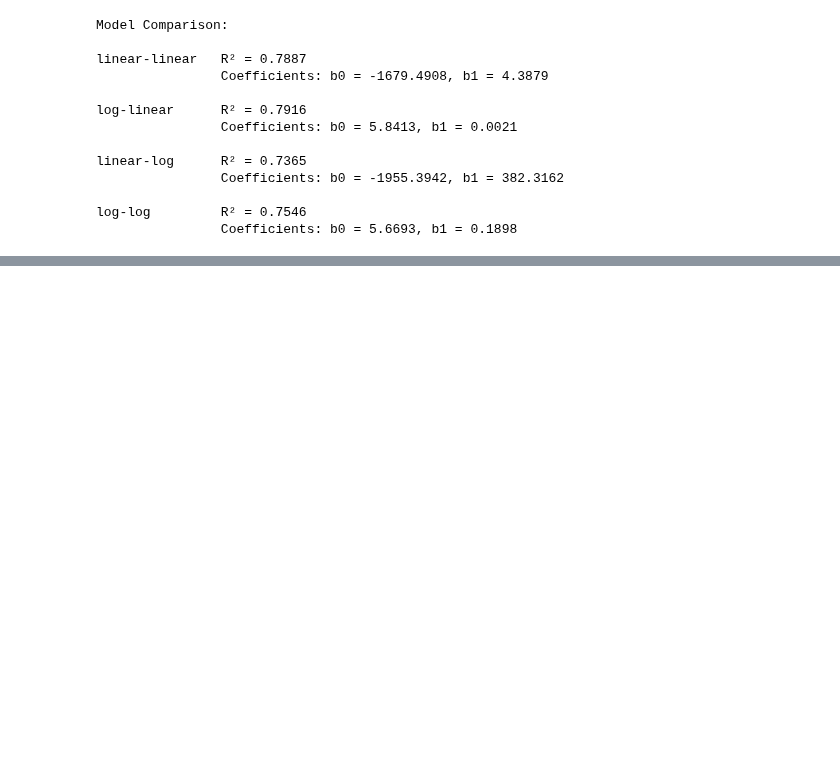
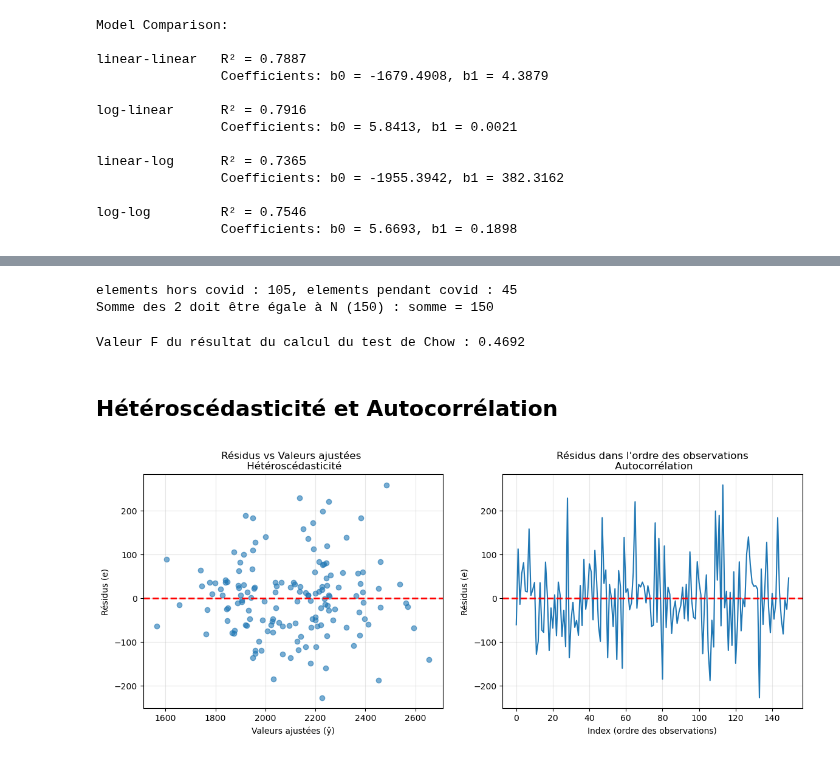
Before and after one commit to cmanell/Econometric-Project, a Jupyter notebook: src/traitement.ipynb, the cells around one changed output, grey strips where cells are left out. Saved outputs shown, nothing was run; the diff lists cells and outputs as text; code cells hidden in the pictures; blank space fills up the shorter version.

```diff
--- a/src/traitement.ipynb
+++ b/src/traitement.ipynb
@@ -437,0 +550,3 @@ log-log         R² = 0.7546
+# %%
+df["Covid"] = df["Annee_vente"].isin([2020, 2021]).astype(int)
+print(f"Nombre de biens vendus pendant le Covid : {df['Covid'].sum()}")
@@ -437,0 +555,19 @@ log-log         R² = 0.7546
+# %%
+
+# on rajoute à la matrice X
+X = np.column_stack((X, df["Covid"]))
+B_hat = np.linalg.inv(X.T @ X) @ X.T @ Y
+# %%
+model_origin = sm.OLS(Y, X).fit()
+print("Statsmodels OLS Summary:")
+print(model_origin.summary())
+
+# Compare estimates
+print("\n" + "="*60)
+print("Comparison of estimates:")
+print("="*60)
+print(f"{'Parameter':<12} {'Manual':<12} {'Statsmodels':<12} {'Difference':<12}")
+print("-"*60)
+for i in range(len(B_hat)):
+    diff = abs(B_hat[i] - model_origin.params[i])
+    print(f"b{i:<11} {B_hat[i]:<12.6f} {model_origin.params[i]:<12.6f} {diff:<12.8f}")
@@ -437,0 +592,51 @@ log-log         R² = 0.7546
+# %%
+# test de Chow
+# On récupère les lignes comportants ayant 1 pour la variable Covid dans un modèle
+# Puis les lignes ayant 0 pour la variable covid dans un autre
+mod_pre   = sm.OLS(Y[df["Covid"] == 0], X[df["Covid"] == 0]).fit()
+mod_covid = sm.OLS(Y[df["Covid"] == 1], X[df["Covid"] == 1]).fit()
+
+# vérification des distributions
+n_pre   = (df["Covid"] == 0).sum()
+n_covid = (df["Covid"] == 1).sum()
+print(f'elements hors covid : {n_pre}, elements pendant covid : {n_covid}')
+print(f'Somme des 2 doit être égale à N (150) : somme = {n_pre + n_covid}')
+# %% [output]
+elements hors covid : 105, elements pendant covid : 45
+Somme des 2 doit être égale à N (150) : somme = 150
+# %%
+# F test de ces modèles
+SSR_c  = model_origin.ssr
+SSR_pre   = mod_pre.ssr
+SSR_covid = mod_covid.ssr
+SSR_nc = SSR_pre + SSR_covid
+k = X.shape[1]
+
+F = ((SSR_c - SSR_nc) / k) / (SSR_nc / (N - 2*k))
+print(f'Valeur F du résultat du calcul du test de Chow : {F:.4f}')
+# %% [output]
+Valeur F du résultat du calcul du test de Chow : 0.4692
+# %% [markdown]
+## Hétéroscédasticité et Autocorrélation
+# %%
+resid = model_origin.resid
+fitted = model_origin.fittedvalues
+
+fig, axes = plt.subplots(1, 2, figsize=(14, 5))
+
+
+axes[0].scatter(fitted, resid, alpha = 0.6)
+axes[0].axhline(y = 0, color = 'r', linestyle = '--', linewidth = 2 )
+axes[0].set_xlabel("Valeurs ajustées (ŷ)")
+axes[0].set_ylabel("Résidus (e)")
+axes[0].set_title("Résidus vs Valeurs ajustées \n Hétéroscédasticité")
+axes[0].grid(True, alpha=0.3)
+
+axes[1].plot(resid.values if hasattr(resid, "values") else resid)
+axes[1].axhline(y = 0, color = 'r', linestyle = '--', linewidth = 2 )
+axes[1].set_xlabel("Index (ordre des observations)")
+axes[1].set_ylabel("Résidus (e)")
+axes[1].set_title("Résidus dans l'ordre des observations\n Autocorrélation")
+axes[1].grid(True, alpha=0.3)
+# %% [output]
+[figure, added]
```
Also changed, not shown: parts of 13 cells of this notebook.
